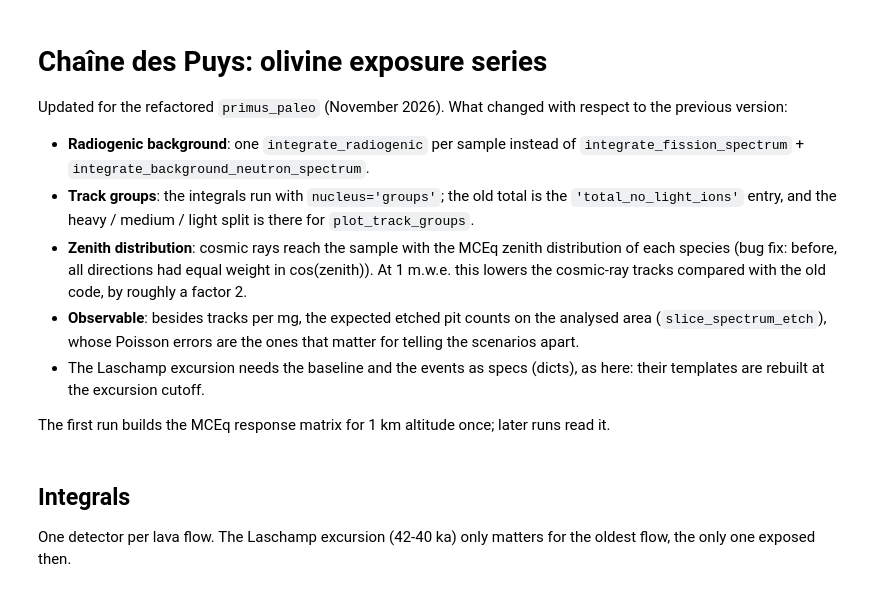
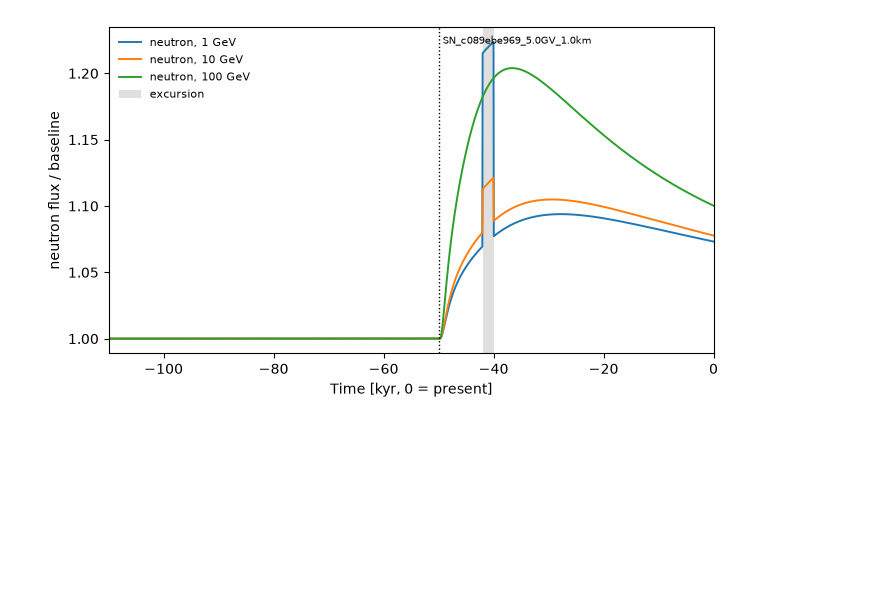
Before and after one commit to cgalelli/primus-paleo, a Jupyter notebook: analysis/CDP_analysis_new.ipynb, the cells around one changed output. Saved outputs shown, nothing was run; the diff lists cells and outputs as text; code cells hidden in the pictures; blank space fills up the shorter version.

Commit message:
more plotting

```diff
--- a/analysis/CDP_analysis_new.ipynb
+++ b/analysis/CDP_analysis_new.ipynb
@@ -1,21 +1,3 @@
-# %% [markdown]
-# Chaîne des Puys: olivine exposure series
-
-Updated for the refactored `primus_paleo` (November 2026). What changed with respect to the previous version:
-
-* **Radiogenic background**: one `integrate_radiogenic` per sample instead of `integrate_fission_spectrum` +
-  `integrate_background_neutron_spectrum`.
-* **Track groups**: the integrals run with `nucleus='groups'`; the old total is the `'total_no_light_ions'` entry, and
-  the heavy / medium / light split is there for `plot_track_groups`.
-* **Zenith distribution**: cosmic rays reach the sample with the MCEq zenith distribution of each species (bug fix:
-  before, all directions had equal weight in cos(zenith)). At 1 m.w.e. this lowers the cosmic-ray tracks compared
-  with the old code, by roughly a factor 2.
-* **Observable**: besides tracks per mg, the expected etched pit counts on the analysed area
-  (`slice_spectrum_etch`), whose Poisson errors are the ones that matter for telling the scenarios apart.
-* The Laschamp excursion needs the baseline and the events as specs (dicts), as here: their templates are rebuilt at
-  the excursion cutoff.
-
-The first run builds the MCEq response matrix for 1 km altitude once; later runs read it.
 # %%
 import numpy as np
 from matplotlib import pyplot as plt
@@ -29,8 +12,7 @@ SUM = pp.TOTAL_NO_LIGHT_IONS   # the total used before
 # %%
 mineral_name = "Olivine"
 
-sample_area_cm2 = 2.5 * 2.5
-magnification = 10
+sample_area_cm2 = 1
 
 overburden_history = {
     "initial_depth": 1.
@@ -38,7 +20,7 @@ overburden_history = {
 
 h_obs_km = 1.
 laschamp = {"start_time_kyr": -42., "end_time_kyr": -40., "geomagnetic_cutoff": 0.}
-sn250 = {"start_time_kyr": -75., "template": {"kind": "SN", "distance_pc": 250.}}
+sn250 = {"start_time_kyr": -50., "template": {"kind": "SN", "distance_pc": 250.}}
 
 flux_histories = {
     'base': FluxHistory(h_obs_km=h_obs_km),
@@ -50,11 +32,12 @@ flux_histories = {
 exposure_times = np.array([41.4, 30., 13.1, 10.96, 9.5, 8.64, 7.65])
 exposure_times_err = np.array([1., 2., 0.7, 0.15, 0.5, 0.06, 0.12])
 names = np.array(["Laschamp", "Lemptegy", "Come", "Dome", "Pariou", "La Vache", "Montcineyre"], dtype=str)
-# %% [markdown]
-## Integrals
-
-One detector per lava flow. The Laschamp excursion (42-40 ka) only matters for the oldest flow, the only one exposed
-then.
+# %%
+# The flux histories against time (neutrons at a few energies): SN onset, decay and the Laschamp excursion
+fig, ax = plot_flux_history(flux_histories['SN 250 pc + Laschamp'], species='neutron')
+plt.show()
+# %% [output]
+[figure, added]
 # %%
 samples = {}
 for name, age in zip(names, exposure_times):
```
Also changed, not shown: parts of 10 cells of this notebook, 5 other files.
